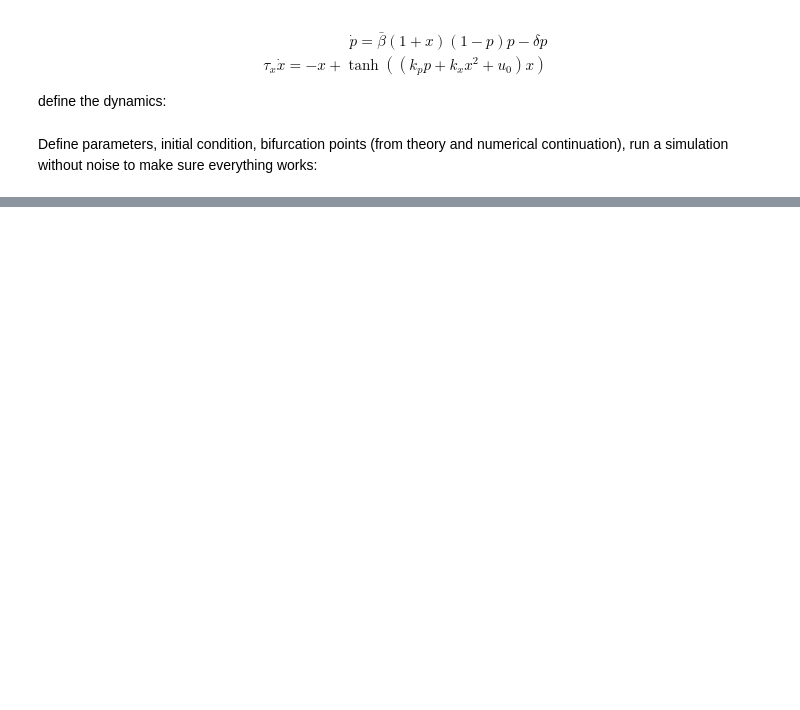
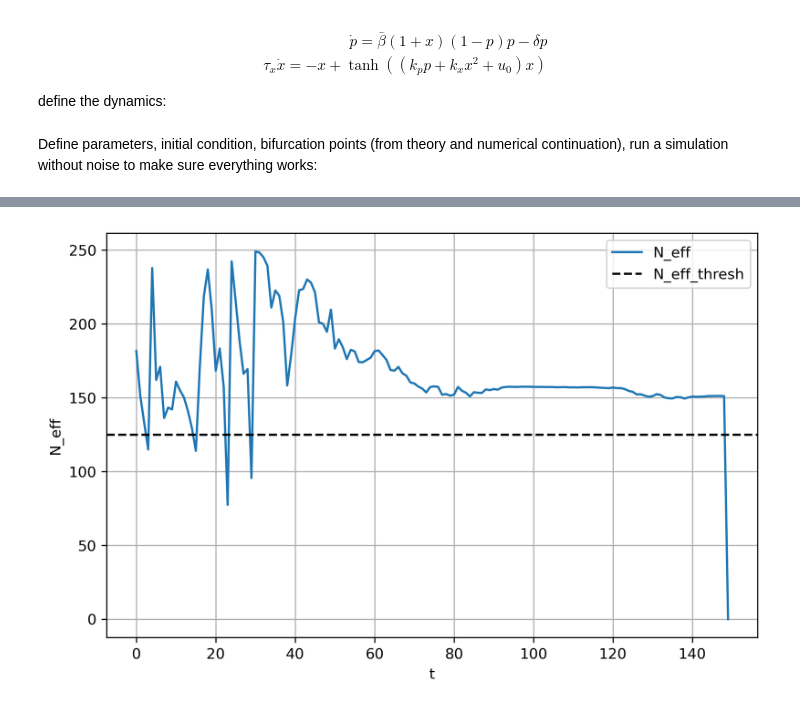
Before and after one commit to valentine-alia/MAE-6760, a Jupyter notebook: project/project.ipynb, the cells around one changed output, grey strips where cells are left out. Cells and saved outputs as stored; diff of their text form; code cells hidden in the pictures; blank space fills up the shorter version.

```diff
--- a/project/project.ipynb
+++ b/project/project.ipynb
@@ -141,0 +262,12 @@ X_part[:, :, 0] = rng.multivariate_normal(x0, P0, N_part).T
+# %%
+# plot number of effective particles
+plt.figure(figsize = (8,5),dpi=300)
+plt.plot(t,Neff,label= "N_eff")
+plt.axhline(Neff_thresh, linestyle = "dashed",color = "black", label = "N_eff_thresh")
+plt.xlabel("t")
+plt.ylabel("N_eff")
+plt.legend()
+plt.grid()
+plt.show()
+# %% [output]
+[figure, added]
```
Also changed, not shown: parts of 14 cells of this notebook, 2 other files.
